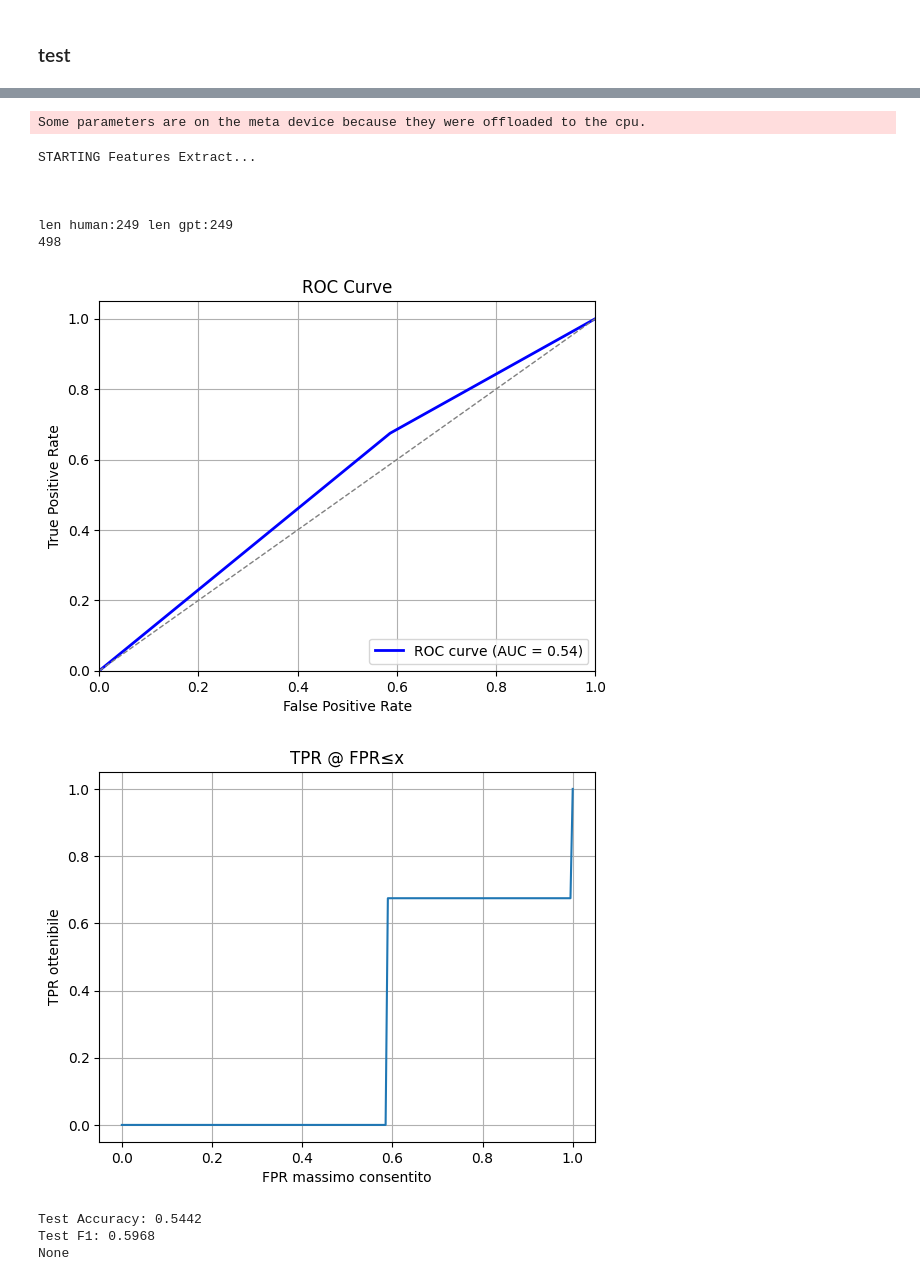
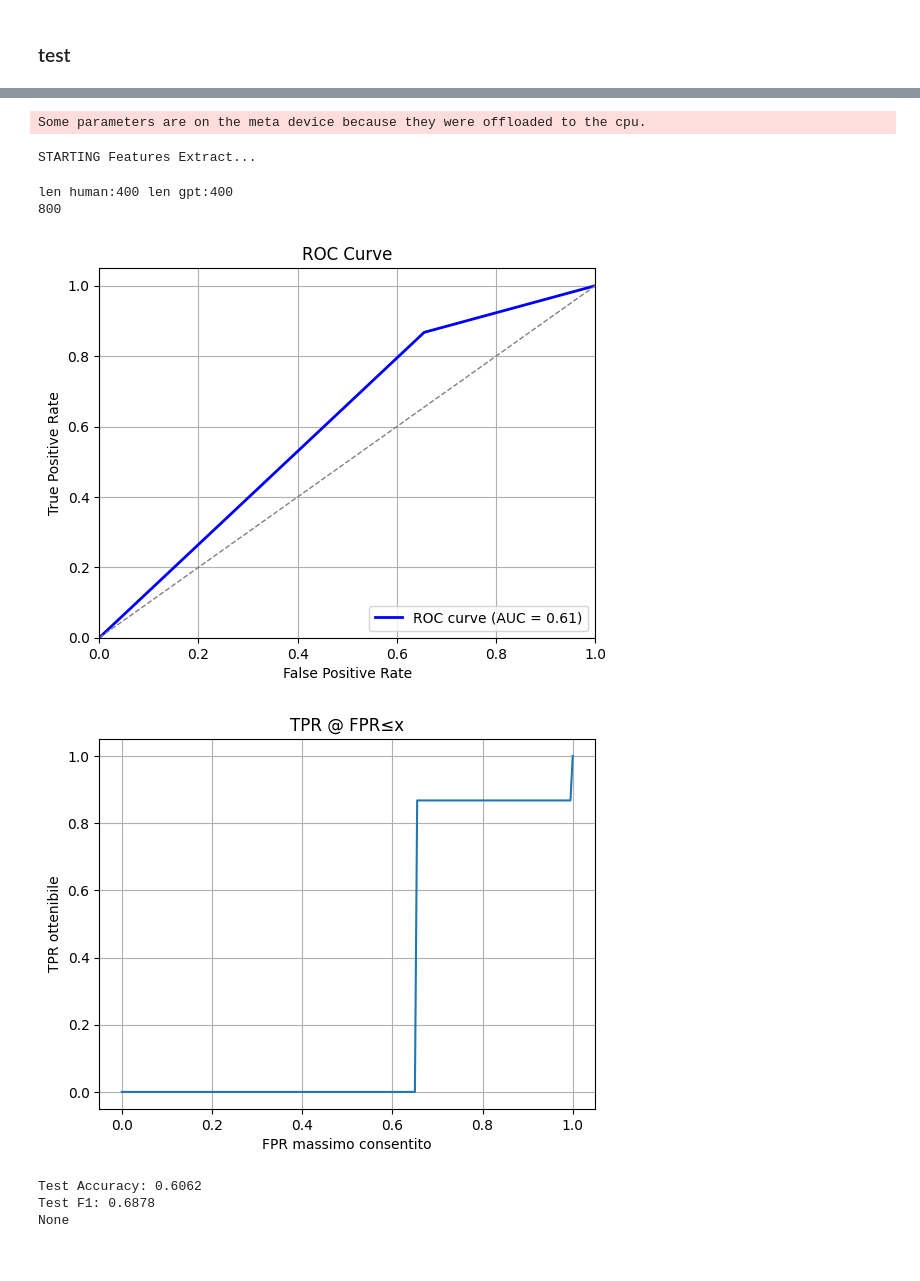
Before and after one commit to DelGaudioNunzioSE/Testing_working_bench, a Jupyter notebook: BiScope.ipynb, the cells around one changed output, grey strips where cells are left out. Drawn from its saved outputs; the diff is of its cells as text; code cells hidden in the pictures.

```diff
--- a/BiScope.ipynb
+++ b/BiScope.ipynb
@@ -218,7 +243,8 @@ def train(
         split_ratio: float = 0.1, n_segments: int = 10,
         output_path: str,
         train_dataset_LLM_path: str = "./Methods/BiScope/Code/gpt-3.5-turbo.json",
-        train_dataset_human_path:str = "./Methods/BiScope/Code/human.json"):
+        train_dataset_human_path:str = "./Methods/BiScope/Code/human.json",
+        comment_remover : bool = True):
     '''
     detect_model : str, required
         Key of the surrogate (open-source) model used to extract logits/FCE/BCE.
@@ -266,6 +292,7 @@ def train(
                     device=device,
                     human_code_dir = train_dataset_human_path,
                     LLM_code_dir = train_dataset_LLM_path,
+                    comment_remover = comment_remover
                     )
     torch.set_grad_enabled(True)
 
@@ -281,7 +308,7 @@ def train(
     print("TRAINING...")
     train_feats = np.concatenate([train_human, train_gpt], axis=0)
     train_labels = np.concatenate([np.zeros(len(train_human)), np.ones(len(train_gpt))], axis=0)
-    clf = RandomForestClassifier(n_estimators=100, random_state=seed)
+    clf = RandomForestClassifier(n_estimators=200, random_state=seed)
     clf.fit(train_feats, train_labels)
 
 
@@ -334,14 +360,22 @@ Saved: ./Output/BiScope/train\biscope_rf.joblib
 import pandas as pd
 import json
 
-AIG_human_path = "./Methods/BiScope/MyData/AIGCodeSethuman.json"
-AIG_llm_path = "./Methods/BiScope/MyData/AIGCodeSetllm.json"
 
-AIG = pd.read_csv("./Dataset/AIGCodeSet.csv")
+
+#CodeMirage
+human_path_test = "./Output/CodeMiragehuman.json"
+llm_path_test = "./Output/CodeMiragellm.json"
+AIG = pd.read_csv("./Dataset/CodeMirage.csv")
+#AIG
+#human_path_test = "./Output/AIGCodeSethuman.json"
+#llm_path_test = "./Output/AIGCodeSetllm.json"
+#AIG = pd.read_csv("./Dataset/AIGCodeSet.csv")
+
 
 # colonna da tenere
-CODE_CONLUMN = "cleared_code"       # <-- la feature che vuoi salvare
-SPLIT = "LLM"        # <-- la colonna che decide dove va il sample
+CODE_CONLUMN = "code"       # <-- la feature che vuoi salvare
+#SPLIT = "LLM"        # <-- la colonna che decide dove va il sample\
+SPLIT = "source"        # <-- la colonna che decide dove va il sample\
 target = "Human"              # <-- valore discriminante
 
 # lista dei campioni
@@ -352,8 +386,8 @@ dataset_other = AIG[AIG[SPLIT] != target][CODE_CONLUMN].apply(lambda x: [x]).tol
 
 
 # salva i due json
-with open(AIG_human_path, "w", encoding="utf-8") as f:
+with open(human_path_test, "w", encoding="utf-8") as f:
     json.dump(dataset_match, f, ensure_ascii=False, indent=2)
 
-with open(AIG_llm_path, "w", encoding="utf-8") as f:
+with open(llm_path_test, "w", encoding="utf-8") as f:
     json.dump(dataset_other, f, ensure_ascii=False, indent=2)
@@ -363,7 +399,7 @@ import numpy as np
 from sklearn.metrics import roc_curve, auc
 import matplotlib.pyplot as plt
 
-def tpr_curve_at_fpr(y_true, y_score, fpr_grid=None, num_points=201):
+def tpr_curve_at_fpr(y_true, y_score, fpr_grid=None, num_points=201, save_path="./output/graph/biscope/roc.png"):
     """
     Restituisce la curva TPR@FPR≤x.
     - y_true: etichette binarie (0/1)
@@ -385,6 +421,7 @@ def tpr_curve_at_fpr(y_true, y_score, fpr_grid=None, num_points=201):
     plt.title("ROC Curve")
     plt.legend(loc="lower right")
     plt.grid(True)
+    plt.savefig(fname = save_path, dpi=300)
     plt.show()
     ##
 
@@ -426,7 +463,8 @@ def test(
         *,
         model_path: str,
         detect_model: str,
-        seed: int=42, sample_clip: int=2000, summary_model: str="none",
+        seed: int=42, sample_clip: int=2000,
+        summary_model: str="none",
         split_ratio: float = 0.1, n_segments: int = 10,
         output_path: str,
         test_dataset_LLM_path: str ,
@@ -461,8 +499,9 @@ def test(
                     split_ratio=split_ratio,
                     n_segments=n_segments,
                     device=device,
-                    human_code_dir = train_dataset_human_path,
-                    LLM_code_dir = train_dataset_LLM_path,
+                    human_code_dir = test_dataset_human_path,
+                    LLM_code_dir = test_dataset_LLM_path,
+                    comment_remover= False
                     )
     torch.set_grad_enabled(True)
 
@@ -504,31 +543,28 @@ def test(
 # %%
 acc, f1, TP_5 = test(
     model_path = "./Output/train/biscope_rf.joblib",
     detect_model="mistral-7b",
     seed=42,
     sample_clip=2000,
     summary_model="none",
     split_ratio=0.1,
     n_segments=10,
     output_path = "./Output/test",
-    test_dataset_LLM_path = AIG_human_path,
-    test_dataset_human_path = AIG_llm_path
+    test_dataset_LLM_path = llm_path_test,
+    test_dataset_human_path = human_path_test
 )
 
 print(TP_5)
 # %% [output]
 device: cuda
 Generating train features...
 No summary mode
 Some parameters are on the meta device because they were offloaded to the cpu.
 STARTING Features Extract...
-
-
-
-len human:249 len gpt:249
-498
+len human:400 len gpt:400
+800
-[figure, old version]
+[figure, new version]
-[figure, old version]
+[figure, new version]
-Test Accuracy: 0.5442
-Test F1: 0.5968
-None
+Test Accuracy: 0.6062
+Test F1: 0.6878
+None
```
Also changed, not shown: parts of 12 cells of this notebook, 11 other files.
